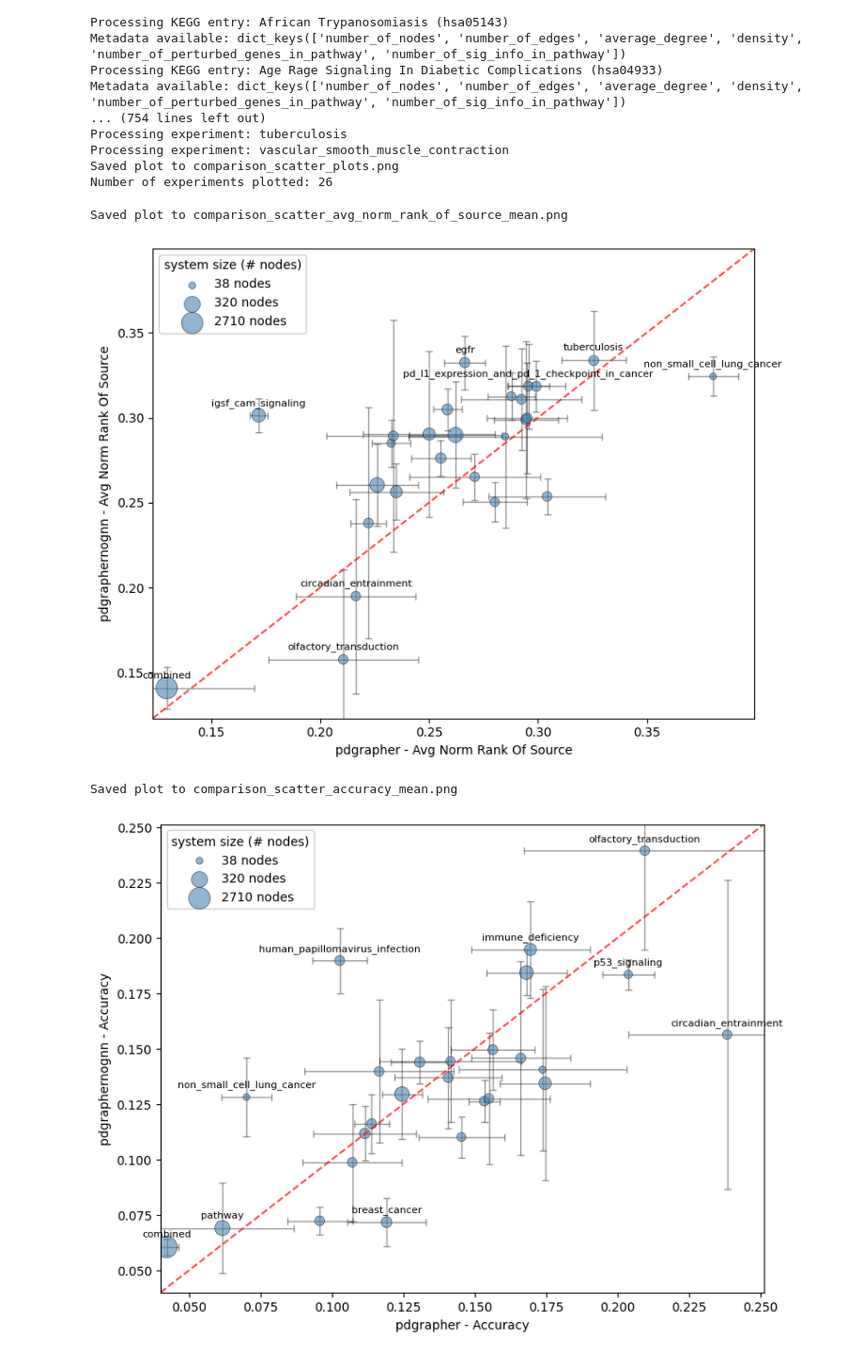
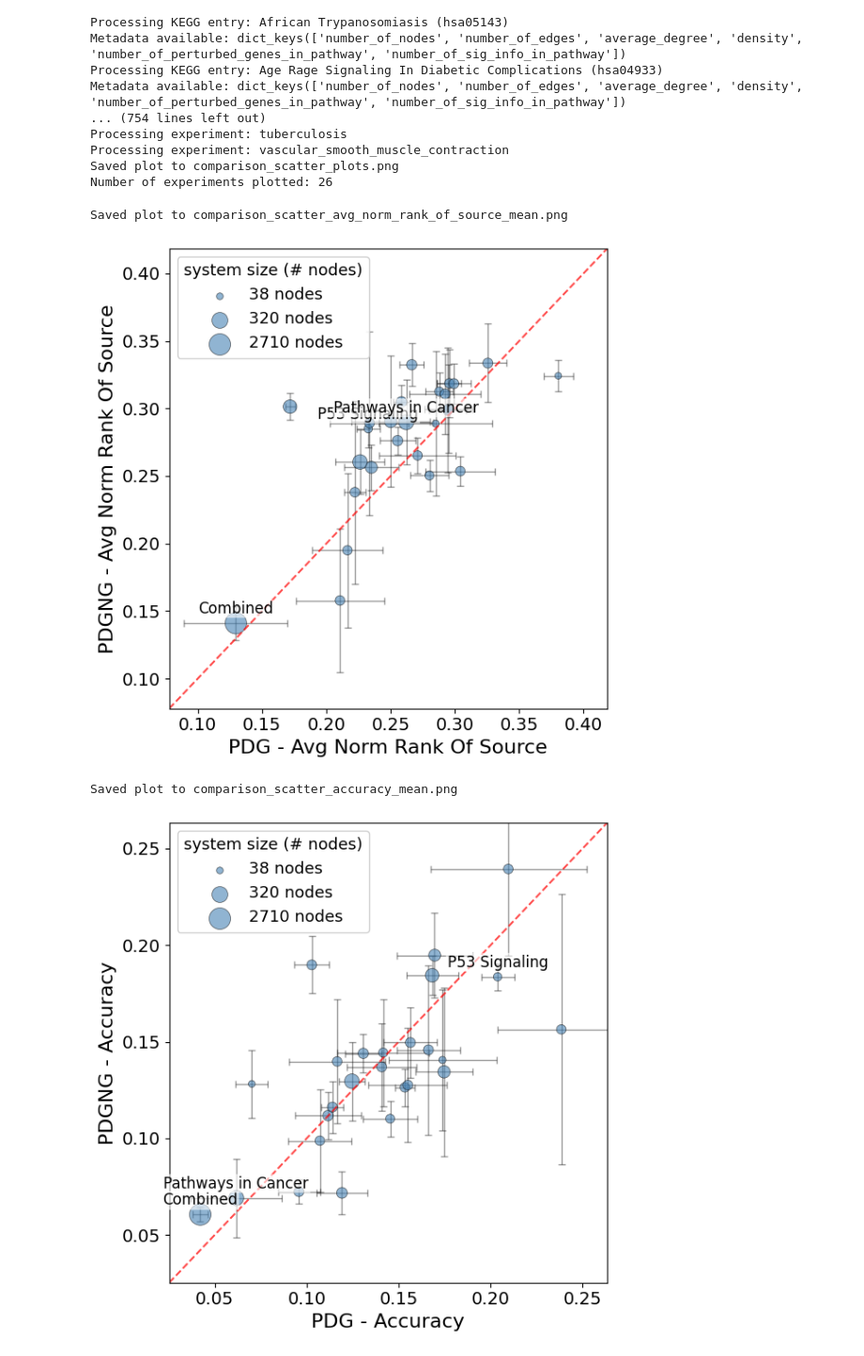
Before and after one commit to joh-dah/source_detection_in_grns, a Jupyter notebook: reports/01_pathway_experiments/pathway_scatter_ratio.ipynb, the cells around one changed output. Shown at 94% size. Saved outputs shown, nothing was run; the diff lists cells and outputs as text; code cells hidden in the pictures.

Commit message:
notebooks for paper plots

```diff
--- a/reports/01_pathway_experiments/pathway_scatter_ratio.ipynb
+++ b/reports/01_pathway_experiments/pathway_scatter_ratio.ipynb
@@ -349,6 +349,14 @@ Processing experiment: tuberculosis
 Processing experiment: vascular_smooth_muscle_contraction
 Saved plot to comparison_scatter_plots.png
 Number of experiments plotted: 26
+# %%
+axis_label_size=16
+tick_label_size=14
+legend_fontsize=13
+legend_title_fontsize=13
+point_label_fontsize=12
+fig_xsize=6
+fig_ysize=6
 # %%
 # =========================
 # Plot grid: rows = metadata metrics, columns = metrics
@@ -384,7 +392,7 @@ def node_count_to_size(n):
 # =========================
 
 for perf_metric in metrics:
-    fig, ax = plt.subplots(1, 1, figsize=(8, 6))
+    fig, ax = plt.subplots(1, 1, figsize=(fig_xsize, fig_ysize))
 
     x = np.array(data[perf_metric]["pdgrapher"], dtype=float)
     y = np.array(data[perf_metric]["pdgraphernognn"], dtype=float)
@@ -427,25 +435,34 @@ for perf_metric in metrics:
 
     # Annotate outliers (top/bottom 10% in either x or y direction)
     combined_vals = np.concatenate([x, y])
-    threshold_high = np.percentile(combined_vals, 90)
-    threshold_low = np.percentile(combined_vals, 10)
+    threshold_high = np.percentile(combined_vals, 99)
+    threshold_low = np.percentile(combined_vals, 1)
+
+    exp_label_dict = {
+        "combined": "Combined",
+        #"olfactory_transduction": "Olfactory Transduction",
+        #"colorectal_cancer": "Colorectal Cancer",
+        #"circadian_entrainment": "Circadian Entrainment",
+        "pathway": "Pathways in Cancer",
+        #"neurodegeneration_multiples": "Neurodegeneration Multiples",
+        #"vascular_smooth_muscle_contraction": "Vascular Smooth Muscle Contraction",
+        "p53_signaling": "P53 Signaling",
+    }
+
 
     for j, experiment in enumerate(exps):
         is_outlier = x[j] >= threshold_high or x[j] <= threshold_low or \
                     y[j] >= threshold_high or y[j] <= threshold_low
-        is_combined = "combined" in experiment.lower()
 
-        if is_outlier or is_combined:
+        if experiment.lower() in exp_label_dict:
             ax.annotate(
-                experiment,
+                exp_label_dict.get(experiment.lower(), experiment),
                 (x[j], y[j]),
                 textcoords="offset points",
                 xytext=(0, 8),
                 ha="center",
-                fontsize=8,
-                # bbox=dict(boxstyle="round,pad=0.3",
-                #          facecolor="yellow" if is_combined else "lightgray",
-                #          alpha=0.7),
+                fontsize=point_label_fontsize,
+                bbox=dict(facecolor="white", alpha=0.6, edgecolor="none", pad=1),
             )
 
     # if len(x) > 1:
@@ -455,49 +472,60 @@ for perf_metric in metrics:
     #     ax.set_title(perf_metric)
 
     metric_name = perf_metric.replace("_mean", "").replace("_", " ").title()
+    metric_label_dict = {
+        "avg norm rank of source_mean": "norm avg rank",
+        "accuracy": "accuracy",
+        "Source In Top 20": "top20",
+    }
 
-    ax.set_xlabel("pdgrapher - " + metric_name)
-    ax.set_ylabel("pdgraphernognn - " + metric_name)
+    ax.set_xlabel("PDG - " + metric_label_dict.get(metric_name, metric_name), fontsize=axis_label_size)
+    ax.set_ylabel("PDGNG - " + metric_label_dict.get(metric_name, metric_name), fontsize=axis_label_size)
 
     # Use same min/max for both axes
     all_vals = np.concatenate([x, y])
-    axis_min = np.min(all_vals) * 0.95
-    axis_max = np.max(all_vals) * 1.05
+    axis_min = np.min(all_vals) * 0.6
+    axis_max = np.max(all_vals) * 1.1
     ax.set_xlim(axis_min, axis_max)
     ax.set_ylim(axis_min, axis_max)
 
     ax.plot([axis_min, axis_max], [axis_min, axis_max], "r--", alpha=0.7)
 
     # Add size legend
     legend_sizes = [min_nodes, (min_nodes * max_nodes) ** 0.5, max_nodes]
     legend_labels = [f"{int(s)} nodes" for s in legend_sizes]
     legend_handles = [plt.scatter([], [], s=node_count_to_size(s), c="steelblue",
                                  alpha=0.6, edgecolors="black", linewidths=0.5)
                      for s in legend_sizes]
 
     ax.legend(handles=legend_handles, labels=legend_labels, title="system size (# nodes)",
-              loc='upper left', framealpha=0.9)
+              loc='upper left', framealpha=0.9, fontsize=legend_fontsize, title_fontsize=legend_title_fontsize)
 
     # Add filter info to title
     filter_info = ""
     if metadata_ranges:
         filter_parts = [f"{k}: [{v[0]}, {v[1]}]" for k, v in metadata_ranges.items()]
         filter_info = f" (Filtered: {', '.join(filter_parts)})"
 
     if filter_info:
         fig.suptitle(f"{perf_metric}{filter_info}", fontsize=12, y=0.98)
 
+   # plt.title("A", fontsize=16)
+    # set size of figure
+
+    # set tick label size
+    ax.tick_params(axis='both', which='major', labelsize=tick_label_size)
+
     plt.tight_layout()
 
     # Save figure
     output_filename = f"comparison_scatter_{perf_metric.replace(' ', '_')}.png"
     plt.savefig(output_filename)
     print(f"Saved plot to {output_filename}")
     plt.show()
     plt.close(fig)
 # %% [output]
 Saved plot to comparison_scatter_avg_norm_rank_of_source_mean.png
-[figure, old version]
+[figure, new version]
 Saved plot to comparison_scatter_accuracy_mean.png
-[figure, old version]
+[figure, new version]
 Saved plot to comparison_scatter_source_in_top_20_mean.png
```
Also changed, not shown: parts of 3 cells of this notebook, 2 other files.
